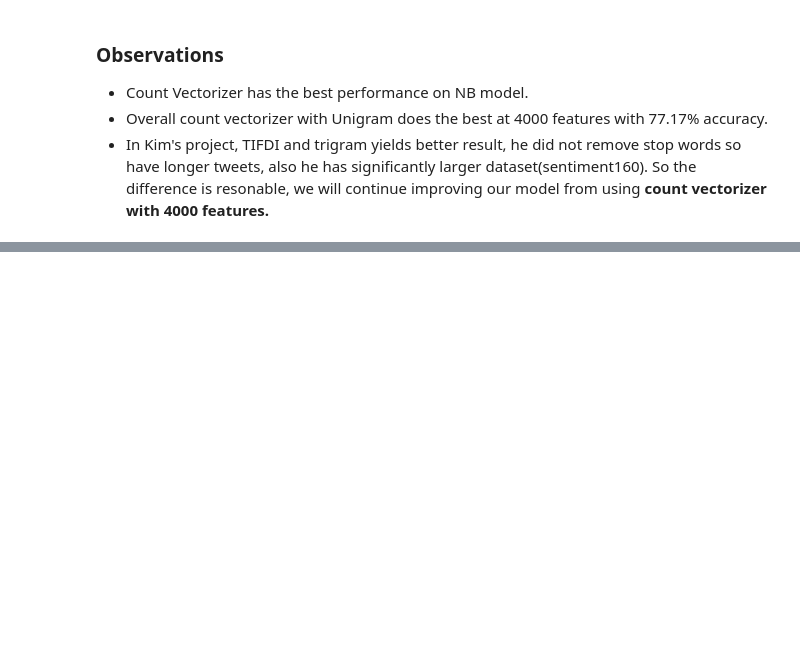
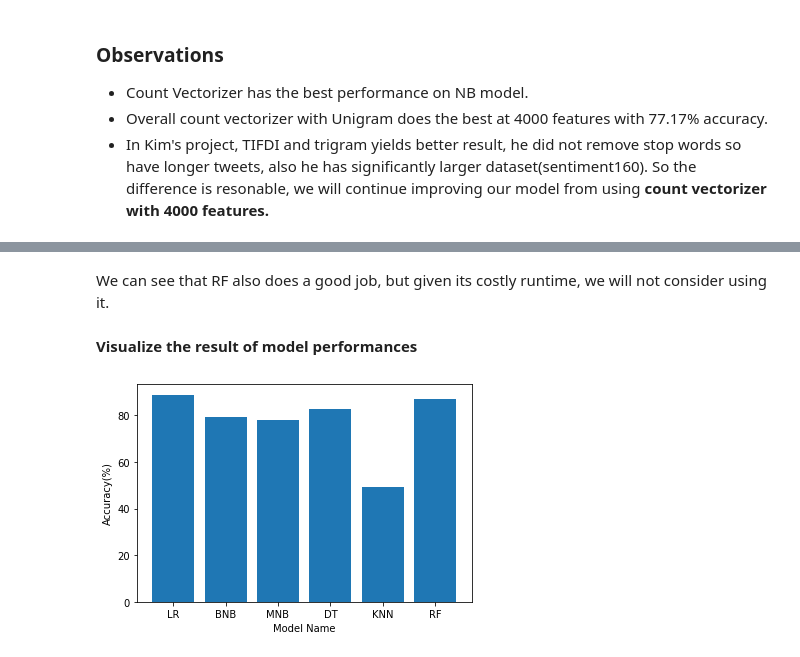
Before and after one commit to O0uf/Twitter-Sentiment-Analysis, a Jupyter notebook: Twitter.ipynb, the cells around one changed output, grey strips where cells are left out. Drawn from its saved outputs; the diff is of its cells as text; code cells hidden in the pictures; blank space fills up the shorter version.

```diff
--- a/Twitter.ipynb
+++ b/Twitter.ipynb
@@ -522,0 +567,23 @@ plt.legend()
+# %%
+def classifier_comparator(vectorizer=cvec, n_features=4000, ngram_range=(1, 1), classifier=zipped_clf):
+    """
+    Performs Model Selection on our data set.
+    Default parameters based on our previous feature selection
+    Returns a list of performance = [model, accuracy, runtime]
+    """
+    result = []
+    vectorizer.set_params(max_features=n_features, ngram_range=ngram_range)
+    for n,c in classifier:
+        checker_pipeline = Pipeline([
+            ('vectorizer', vectorizer),
+            ('classifier', c)
+        ])
+        print ("Validation result for {}".format(n))
+        print (c)
+        # input dataset and baseline score here
+        clf_accuracy,tt_time = accuracy_summary(checker_pipeline, X, y, x_val, y_val,null_acc)
+        result.append((n,clf_accuracy,tt_time))
+    return result
+# %%
+%%time
+unigram_result = classifier_comparator()
@@ -522,0 +622,12 @@ plt.legend()
+# %%
+from sklearn.ensemble import RandomForestClassifier
+
+my_cvec = CountVectorizer(max_features=4000, ngram_range=(1,1))
+
+my_pipeline = Pipeline([
+    ('vectorizer', my_cvec),
+    ('classifier', RandomForestClassifier())
+])
+# %%
+%%time
+rf_result = accuracy_summary(my_pipeline,X,y,x_val,y_val,null_acc)
@@ -522,0 +642,14 @@ plt.legend()
+# %% [markdown]
+We can see that RF also does a good job, but given its costly runtime, we will not consider using it.
+# %% [markdown]
+**Visualize the result of model performances**
+# %%
+plot_res_x = ['LR','BNB','MNB','DT','KNN','RF']
+plot_res_y = [round(r[1]  * 100, 2) for r in unigram_result] + [round(100*rf_result[0],2)]
+
+plt.bar(plot_res_x, plot_res_y,)
+plt.ylabel('Accuracy(%)')
+plt.xlabel('Model Name')
+plt.show()
+# %% [output]
+[figure, added]
```
Also changed, not shown: parts of 25 cells of this notebook.
